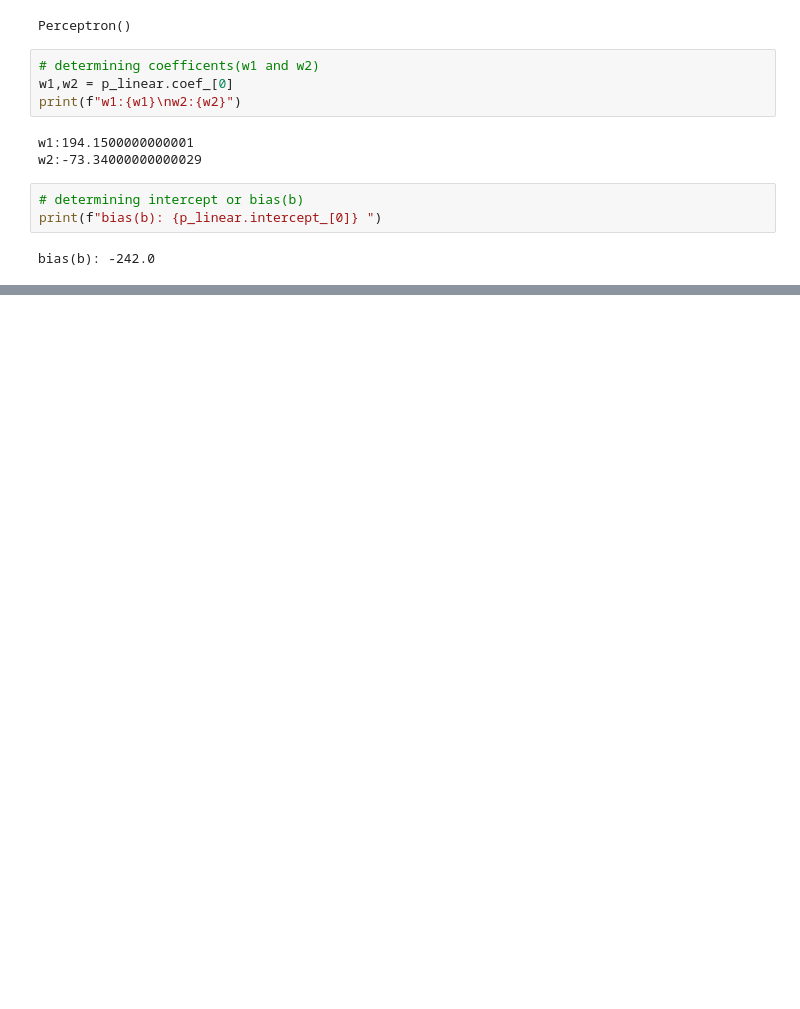
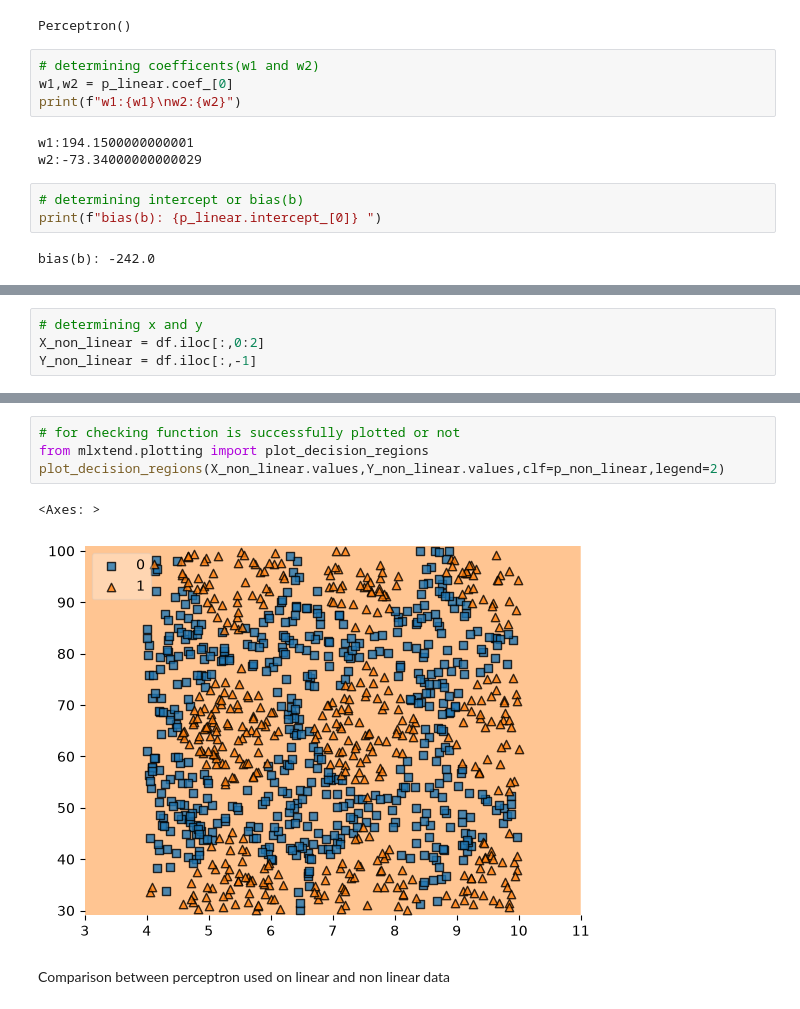
Before and after one commit to SakriyaPyakurel/ML, a Jupyter notebook: supervised_learning/17.ipynb, the cells around one changed output, grey strips where cells are left out. Drawn from its saved outputs; the diff is of its cells as text; blank space fills up the shorter version.

```diff
--- a/supervised_learning/17.ipynb
+++ b/supervised_learning/17.ipynb
@@ -73,0 +101,4 @@ plot_decision_regions(X.values,Y.values,clf=p_linear,legend=2)
+# %%
+# determining x and y
+X_non_linear = df.iloc[:,0:2]
+Y_non_linear = df.iloc[:,-1]
@@ -73,0 +123,9 @@ plot_decision_regions(X.values,Y.values,clf=p_linear,legend=2)
+# %%
+# for checking function is successfully plotted or not
+from mlxtend.plotting import plot_decision_regions
+plot_decision_regions(X_non_linear.values,Y_non_linear.values,clf=p_non_linear,legend=2)
+# %% [output]
+<Axes: >
+[figure, added]
+# %% [markdown]
+Comparison between perceptron used on linear and non linear data
```
Also changed, not shown: parts of 12 cells of this notebook, 1 other file.
